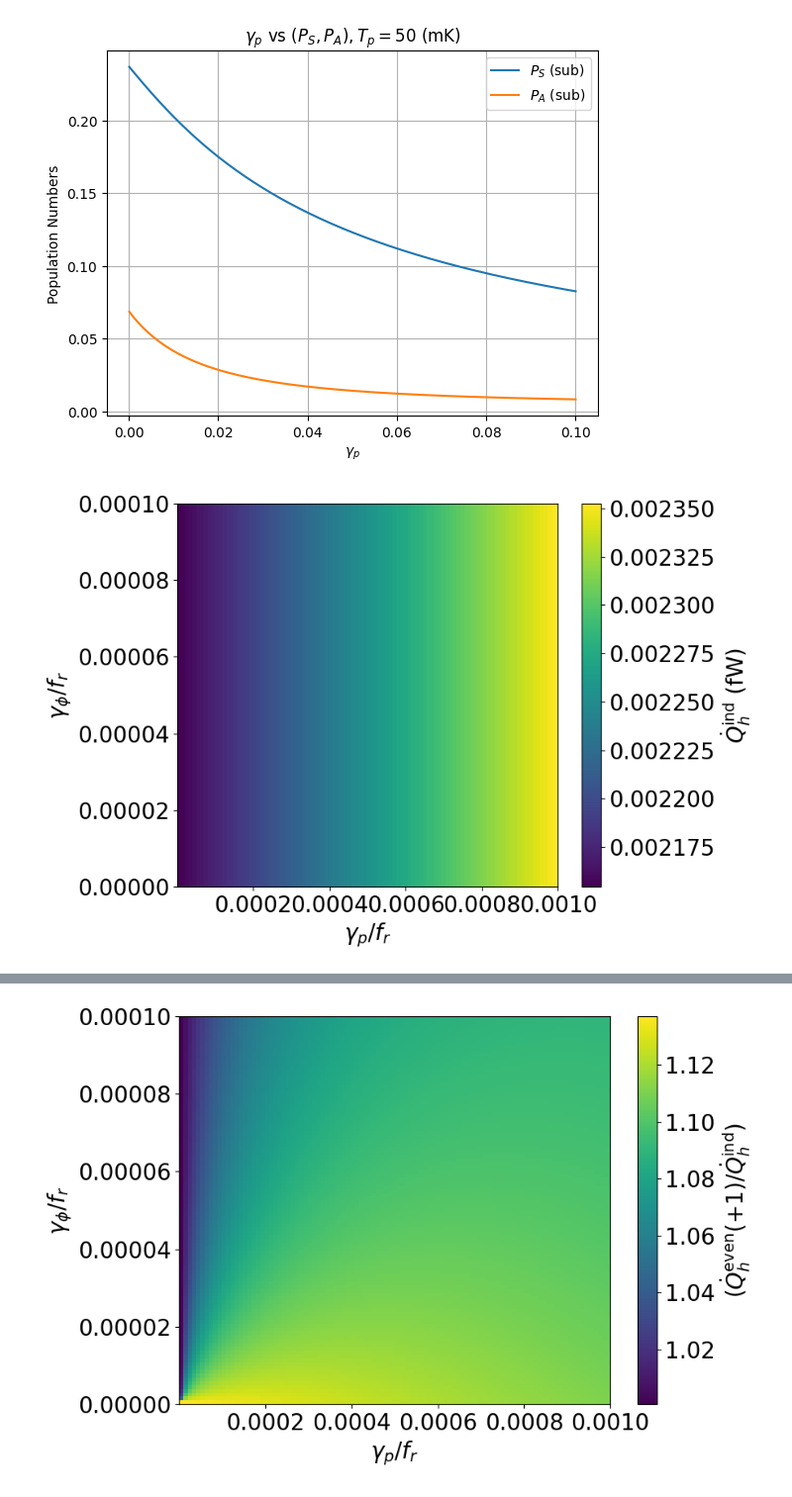
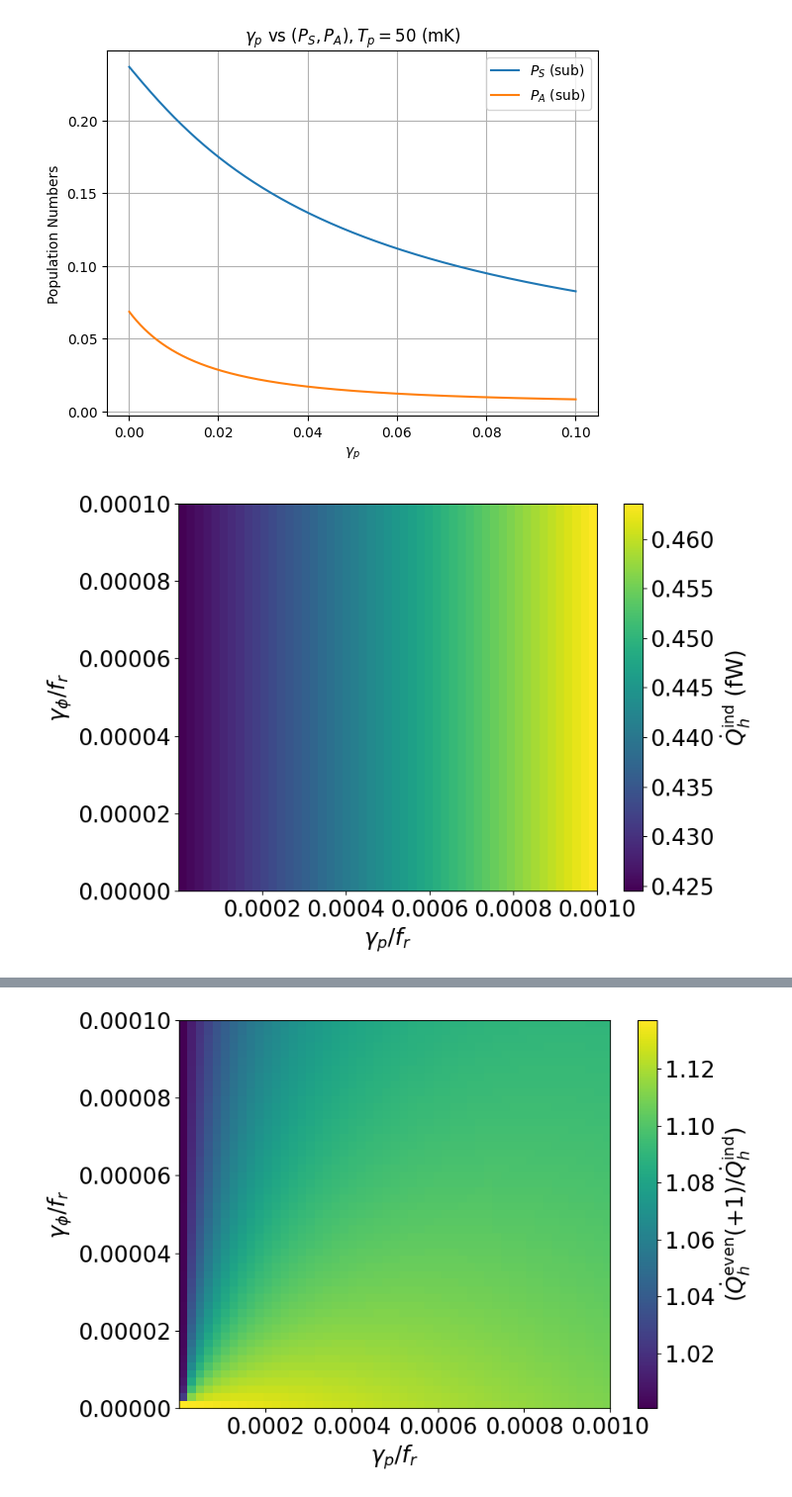
Before and after one commit to foysalx/TwoQubitHeatValve, a Jupyter notebook: Results_Even_Odd_Parity_Formulation (1).ipynb, the cells around one changed output, grey strips where cells are left out. Shown at 99% size. Cells and saved outputs as stored; diff of their text form; code cells hidden in the pictures.

```diff
--- a/Results_Even_Odd_Parity_Formulation (1).ipynb
+++ b/Results_Even_Odd_Parity_Formulation (1).ipynb
@@ -973,9 +951,9 @@ for i, w1 in enumerate(w_vals_2):
 # for the even (+1) case and the odd case
 for i, gh in enumerate(gamma_h_6):
     if i == 0 or i == 50:
-        plt.plot(w_vals_2, 0.662607015*Q_coll_sub_6[:, i], label=f"$\gamma_h/f_r$ = {gh}")
+        plt.plot(w_vals_2, 130.559162011*Q_coll_sub_6[:, i], label=f"$\gamma_h/f_r$ = {gh}")
     else:
-        plt.plot(w_vals_2, 0.662607015*Q_coll_sub_6[:, i])
+        plt.plot(w_vals_2, 130.559162011*Q_coll_sub_6[:, i])
 
 plt.xlabel(r'$\omega_1/f_r$')
 plt.ylabel(r'$\dot{Q}_h^{\rm odd}$')
@@ -1476,7 +1454,7 @@ plt.show()
 # %% [output]
 [figure]
 # %%
-Npd = 101
+Npd = 51
 gamma_deph_pd = np.linspace(0, 0.001/10, Npd)  # Parasitic bath relaxation
 gamma_para_pd  = np.linspace(0.000001, 0.001, Npd)  # Pure dephasing (σ_z)
 
@@ -1554,29 +1532,29 @@ for k, gamma_p in enumerate(gamma_para_pd):
 # %%
 plt.figure(figsize=(9, 6))
 #rc('text',usetex=True)
 
 cp = plt.imshow(
-    0.662607015*(Q_ind_pd.T),
+    130.559162011*(Q_ind_pd.T),
     extent=(gamma_para_pd.min(), gamma_para_pd.max(), gamma_deph_pd.min(), gamma_deph_pd.max()),
     aspect='auto',
     origin='lower'
 )
 
 plt.xticks(fontsize=20)
 plt.yticks(fontsize=20)
 
 plt.xlabel(r'$\gamma_{p}/f_r$', fontsize=20)
 plt.ylabel(r'$\gamma_{\phi}/f_r$', fontsize=20)
 
 cbar = plt.colorbar(cp)
 # Imposto la label con fontsize
 cbar.set_label(r'$\dot Q^{\rm ind}_h$ (fW)', fontsize=20)
 # Regolo la dimensione dei tick
 cbar.ax.tick_params(labelsize=20)
 
 plt.tight_layout()
 # %% [output]
-[figure, old version]
+[figure, new version]
 # %%
 plt.figure(figsize=(9, 6))
 #rc('text',usetex=True)
```
Also changed, not shown: parts of 17 cells of this notebook.
